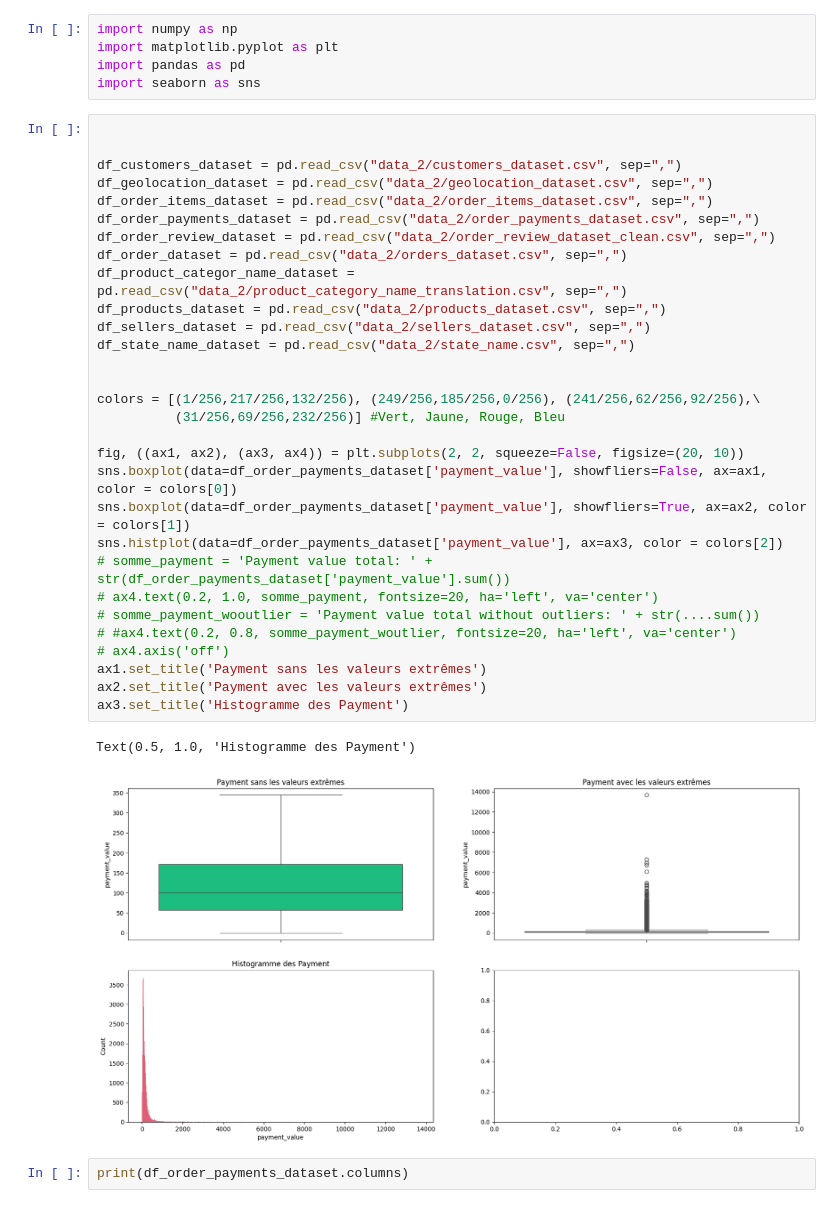
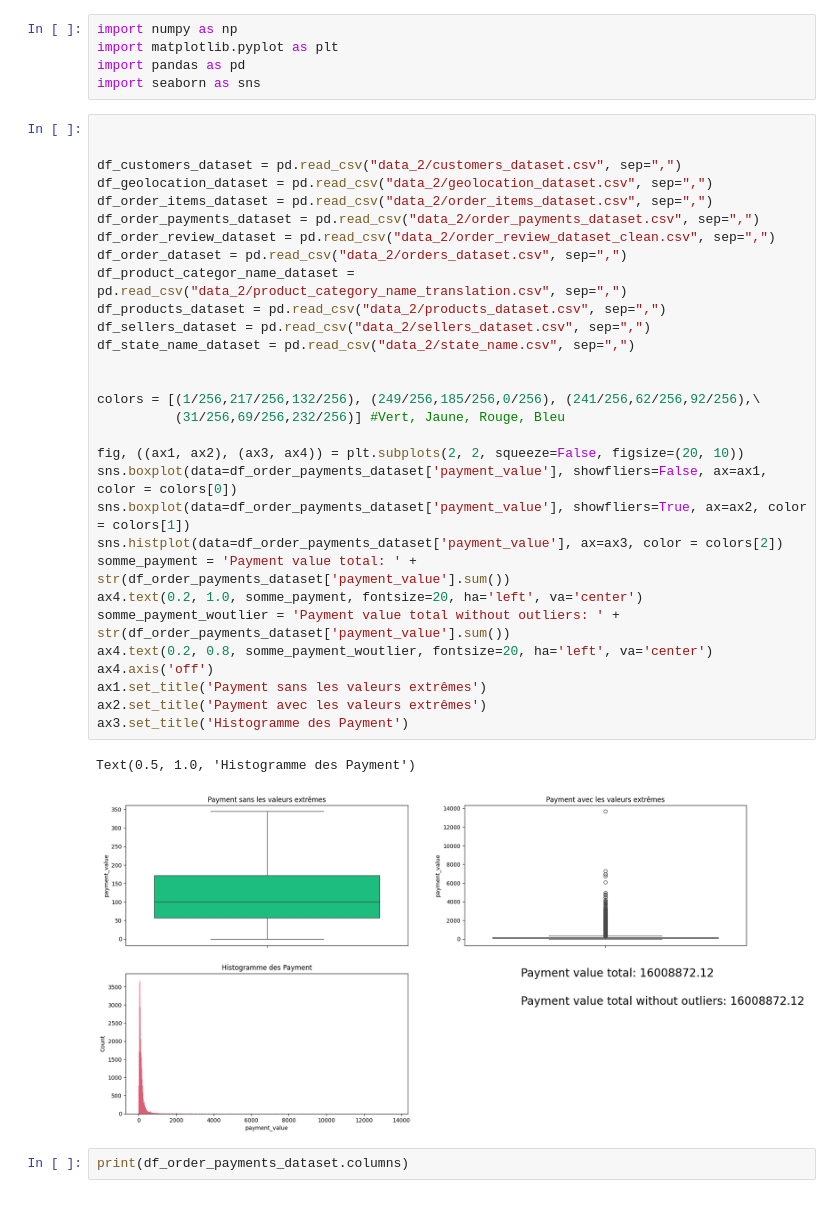
Before and after one commit to 955928/Analyse_Exploiratoire_et_Tableau_de_bord, a Jupyter notebook: Olist.ipynb, the cells around one changed output. Saved outputs shown, nothing was run; the diff lists cells and outputs as text.

Commit message:
Corrected 'somme_payment_woutlier' code

```diff
--- a/Olist.ipynb
+++ b/Olist.ipynb
@@ -6,36 +6,36 @@ import seaborn as sns
 # %%
 
 
 df_customers_dataset = pd.read_csv("data_2/customers_dataset.csv", sep=",")
 df_geolocation_dataset = pd.read_csv("data_2/geolocation_dataset.csv", sep=",")
 df_order_items_dataset = pd.read_csv("data_2/order_items_dataset.csv", sep=",")
 df_order_payments_dataset = pd.read_csv("data_2/order_payments_dataset.csv", sep=",")
 df_order_review_dataset = pd.read_csv("data_2/order_review_dataset_clean.csv", sep=",")
 df_order_dataset = pd.read_csv("data_2/orders_dataset.csv", sep=",")
 df_product_categor_name_dataset = pd.read_csv("data_2/product_category_name_translation.csv", sep=",")
 df_products_dataset = pd.read_csv("data_2/products_dataset.csv", sep=",")
 df_sellers_dataset = pd.read_csv("data_2/sellers_dataset.csv", sep=",")
 df_state_name_dataset = pd.read_csv("data_2/state_name.csv", sep=",")
 
 
 colors = [(1/256,217/256,132/256), (249/256,185/256,0/256), (241/256,62/256,92/256),\
           (31/256,69/256,232/256)] #Vert, Jaune, Rouge, Bleu
 
 fig, ((ax1, ax2), (ax3, ax4)) = plt.subplots(2, 2, squeeze=False, figsize=(20, 10))
 sns.boxplot(data=df_order_payments_dataset['payment_value'], showfliers=False, ax=ax1, color = colors[0])
 sns.boxplot(data=df_order_payments_dataset['payment_value'], showfliers=True, ax=ax2, color = colors[1])
 sns.histplot(data=df_order_payments_dataset['payment_value'], ax=ax3, color = colors[2])
-# somme_payment = 'Payment value total: ' + str(df_order_payments_dataset['payment_value'].sum())
-# ax4.text(0.2, 1.0, somme_payment, fontsize=20, ha='left', va='center')
-# somme_payment_wooutlier = 'Payment value total without outliers: ' + str(....sum())
-# #ax4.text(0.2, 0.8, somme_payment_woutlier, fontsize=20, ha='left', va='center')
-# ax4.axis('off')
+somme_payment = 'Payment value total: ' + str(df_order_payments_dataset['payment_value'].sum())
+ax4.text(0.2, 1.0, somme_payment, fontsize=20, ha='left', va='center')
+somme_payment_woutlier = 'Payment value total without outliers: ' + str(df_order_payments_dataset['payment_value'].sum())
+ax4.text(0.2, 0.8, somme_payment_woutlier, fontsize=20, ha='left', va='center')
+ax4.axis('off')
 ax1.set_title('Payment sans les valeurs extrêmes')
 ax2.set_title('Payment avec les valeurs extrêmes')
 ax3.set_title('Histogramme des Payment')
 # %% [output]
 Text(0.5, 1.0, 'Histogramme des Payment')
-[figure, old version]
+[figure, new version]
 # %%
 print(df_order_payments_dataset.columns)
 # %% [output]
```
